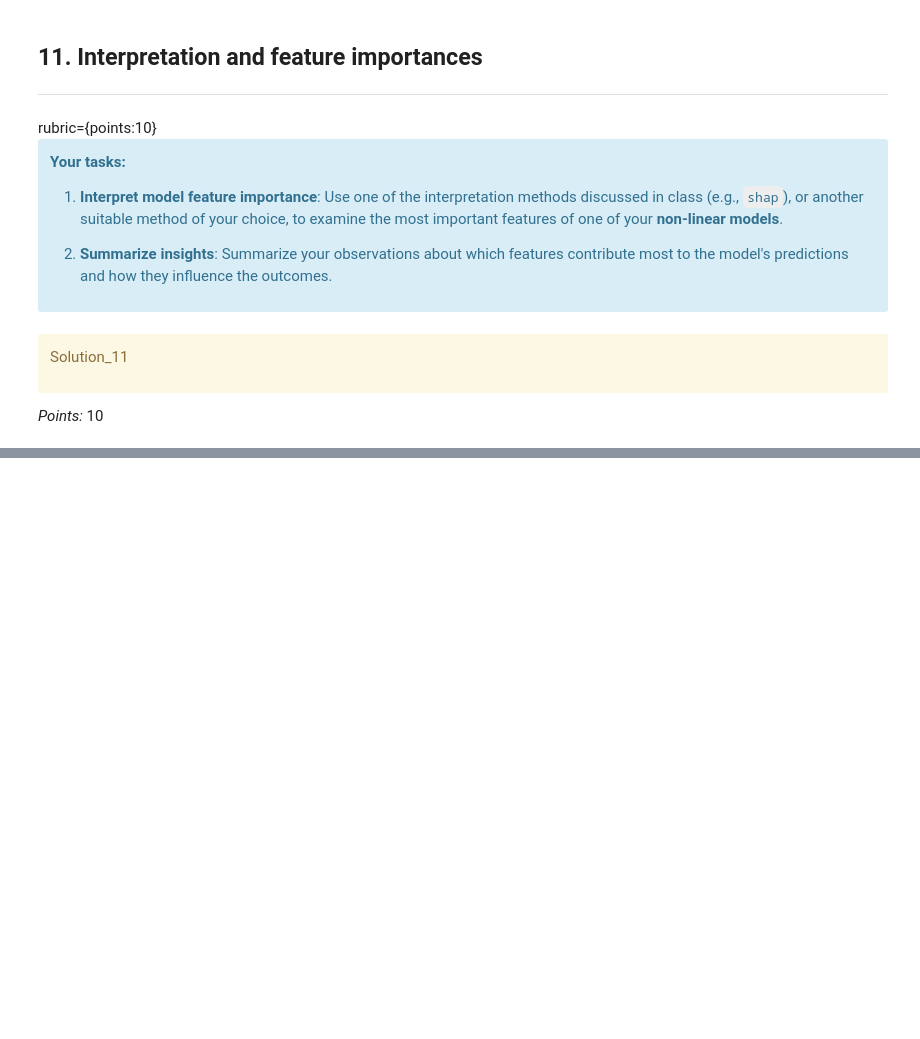
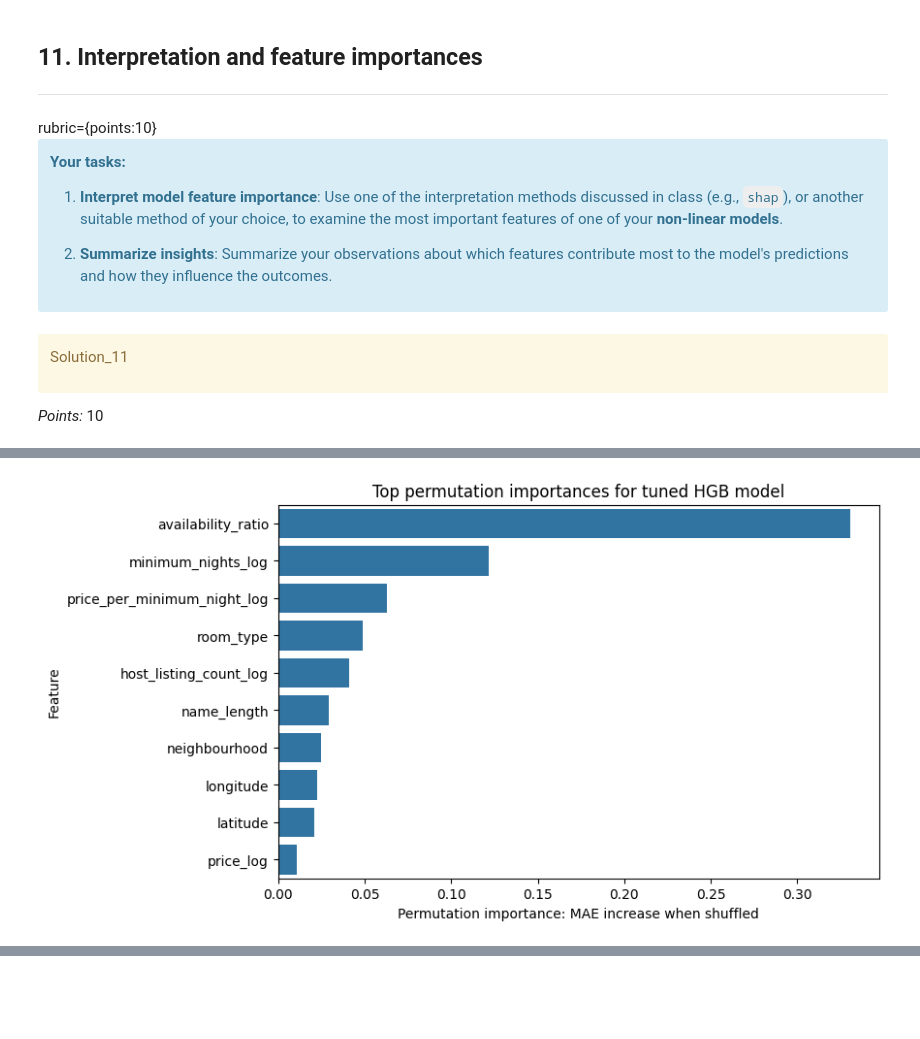
Before and after one commit to ansonnchan/cpsc-330, a Jupyter notebook: homeworks/HW5/hw5.ipynb, the cells around one changed output, grey strips where cells are left out. Cells and saved outputs as stored; diff of their text form; code cells hidden in the pictures; blank space fills up the shorter version.

```diff
--- a/homeworks/HW5/hw5.ipynb
+++ b/homeworks/HW5/hw5.ipynb
@@ -530,0 +863,4 @@ _Type your answer here, replacing this text._
+# %%
+best_model = hgb_search.best_estimator_
+hgb_cv = summarize_cv("Tuned HistGradientBoostingRegressor", best_model, X_train, y_train)
+display(pd.DataFrame([hgb_cv]).round(4))
@@ -581,0 +901,23 @@ _Type your answer here, replacing this text._
+# %%
+importance_sample = X_train.sample(n=min(3000, len(X_train)), random_state=RANDOM_STATE)
+importance_y = y_train.loc[importance_sample.index]
+
+perm = permutation_importance(
+    best_model,
+    importance_sample,
+    importance_y,
+    scoring="neg_mean_absolute_error",
+    n_repeats=5,
+    random_state=RANDOM_STATE,
+    n_jobs=1,
+)
+
+permutation_importance_df = pd.DataFrame(
+    {
+        "feature": model_features,
+        "importance_mean_mae_decrease": perm.importances_mean,
+        "importance_std": perm.importances_std,
+    }
+).sort_values("importance_mean_mae_decrease", ascending=False)
+
+display(permutation_importance_df.head(10).round(4))
@@ -581,0 +936,14 @@ _Type your answer here, replacing this text._
+# %%
+plt.figure(figsize=(8, 5))
+sns.barplot(
+    data=permutation_importance_df.head(10),
+    x="importance_mean_mae_decrease",
+    y="feature",
+    orient="h",
+)
+plt.xlabel("Permutation importance: MAE increase when shuffled")
+plt.ylabel("Feature")
+plt.title("Top permutation importances for tuned HGB model")
+plt.show()
+# %% [output]
+[figure, added]
```
Also changed, not shown: parts of 108 cells of this notebook.
